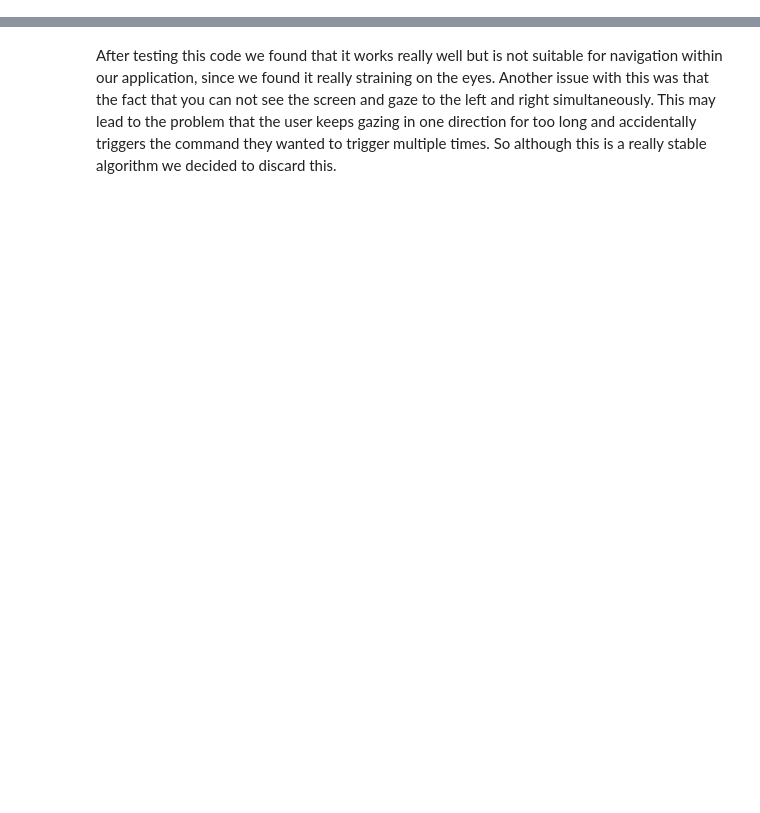
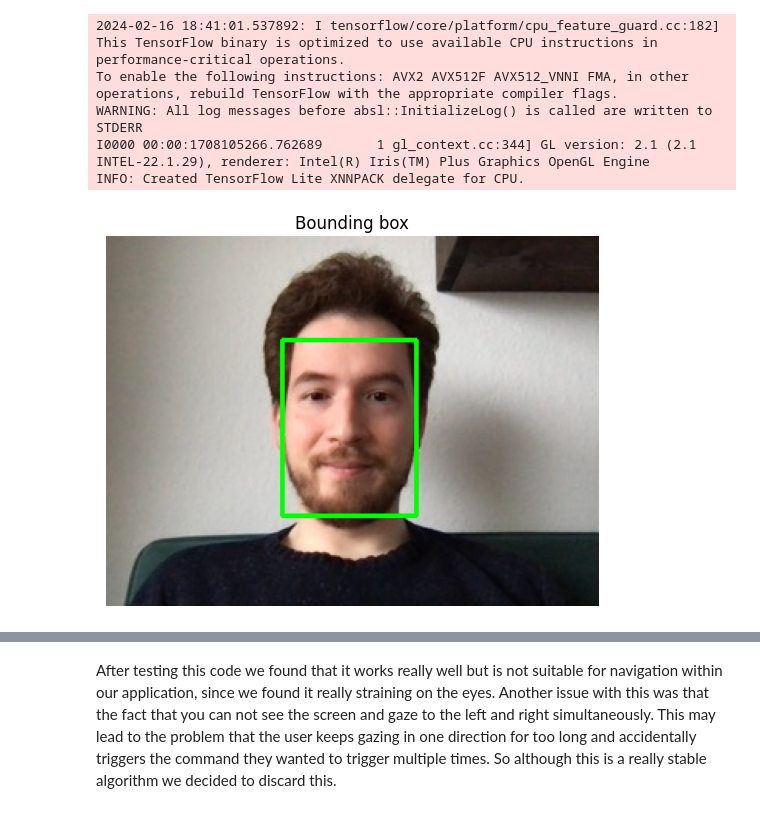
Before and after one commit to uol-mediaprocessing-2023-2024-classroom/project-interaction-by-facial-expressions, a Jupyter notebook: documentation/4-2023-12-20-mediapipe.ipynb, the cells around one changed output, grey strips where cells are left out. Saved outputs shown, nothing was run; the diff lists cells and outputs as text; code cells hidden in the pictures; blank space fills up the shorter version.

```diff
--- a/documentation/4-2023-12-20-mediapipe.ipynb
+++ b/documentation/4-2023-12-20-mediapipe.ipynb
@@ -45,0 +41,40 @@ This isolated area of each eye is split into three parts: left, center and right
+# %%
+import cv2
+import mediapipe as mp
+from matplotlib import pyplot as plt
+
+mp_face_mesh = mp.solutions.face_mesh
+face_mesh = mp_face_mesh.FaceMesh(static_image_mode=True, max_num_faces=1, refine_landmarks=True,
+                                  min_detection_confidence=0.5,
+                                  min_tracking_confidence=0.5)
+
+filename = "./assets/head-pose-neutral.jpeg"
+image = cv2.imread(filename)
+
+image = cv2.cvtColor(image, cv2.COLOR_RGB2BGR)
+image_height, image_width, _ = image.shape
+results = face_mesh.process(image)
+face_landmarks = results.multi_face_landmarks[0]
+
+# Calculate the absolute x- and y-coordinates for all landmarks
+x_coordinates = [int(landmark.x * image_width) for landmark in face_landmarks.landmark]
+y_coordinates = [int(landmark.y * image_height) for landmark in face_landmarks.landmark]
+
+# Determine the min and max values for the x- and y-coordinates of the bounding box
+bbox = (min(x_coordinates), min(y_coordinates), max(x_coordinates), max(y_coordinates))
+
+# Draw bounding box
+cv2.rectangle(image, (bbox[0], bbox[1]), (bbox[2], bbox[3]), (0, 255, 0), 2)
+
+# The code that follows is purely for plotting purposes.
+plt.imshow(image)
+plt.title('Bounding box')
+plt.axis('off')
+plt.show()
+# %% [output]
+2024-02-16 18:41:01.537892: I tensorflow/core/platform/cpu_feature_guard.cc:182] This TensorFlow binary is optimized to use available CPU instructions in performance-critical operations.
+To enable the following instructions: AVX2 AVX512F AVX512_VNNI FMA, in other operations, rebuild TensorFlow with the appropriate compiler flags.
+WARNING: All log messages before absl::InitializeLog() is called are written to STDERR
+I0000 00:00:1708105266.762689       1 gl_context.cc:344] GL version: 2.1 (2.1 INTEL-22.1.29), renderer: Intel(R) Iris(TM) Plus Graphics OpenGL Engine
+INFO: Created TensorFlow Lite XNNPACK delegate for CPU.
+[figure, added]
```
Also changed, not shown: parts of 13 cells of this notebook, 7 other files.
